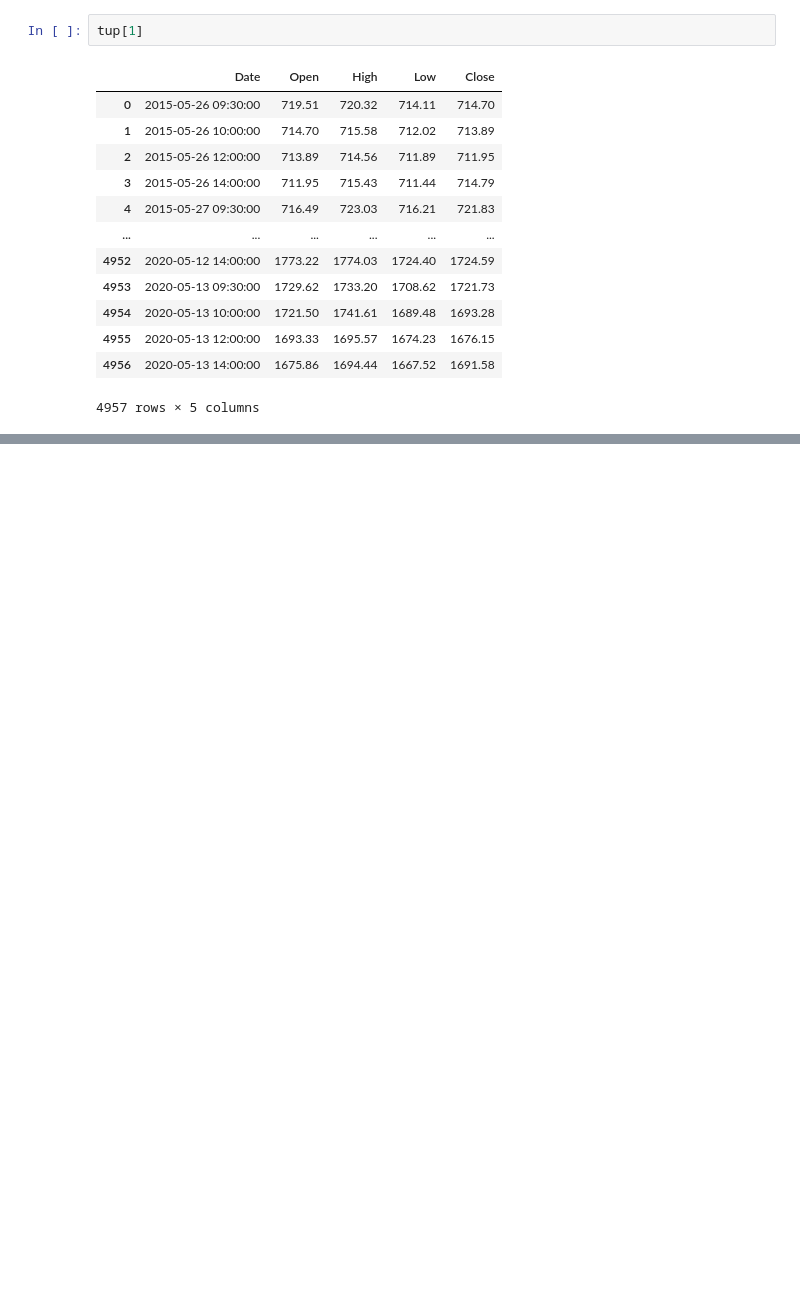
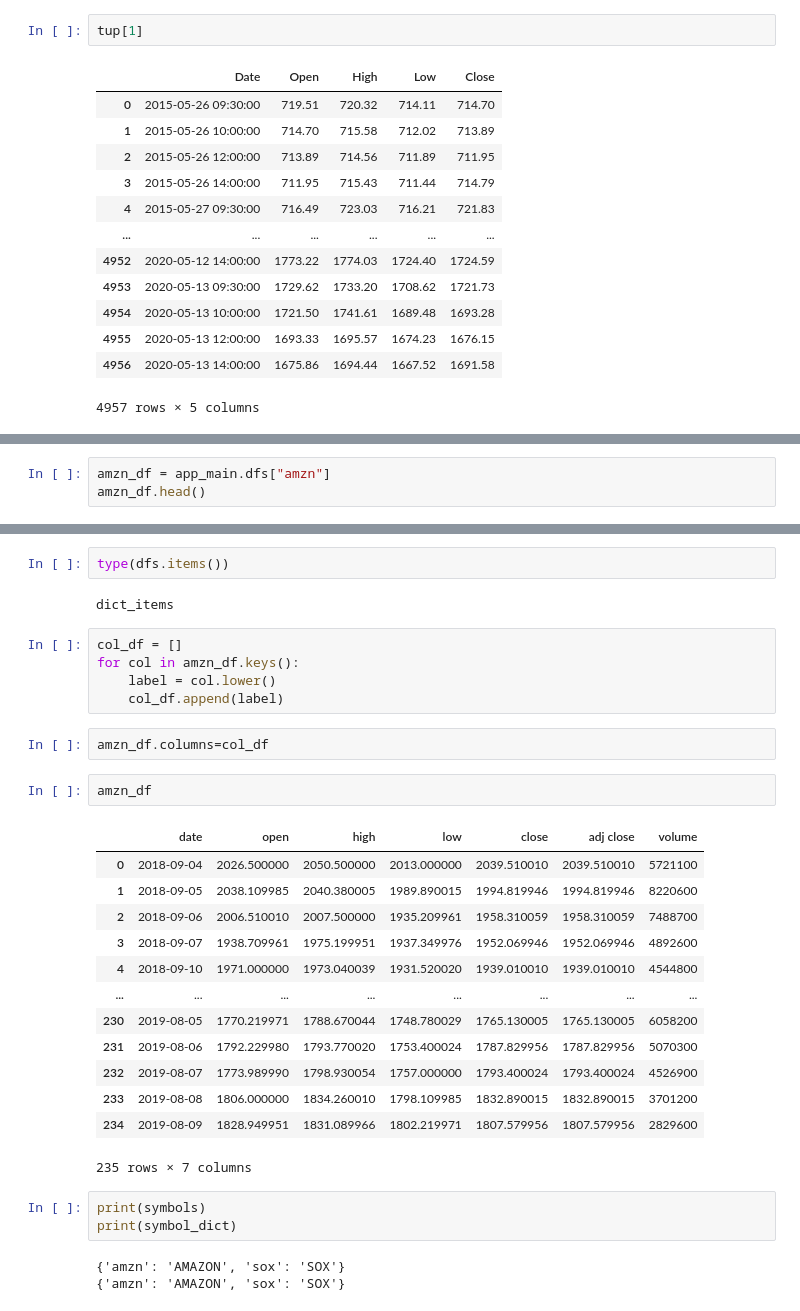
Before and after one commit to star-ranger01/showcase, a Jupyter notebook: dev_tools/fintrader_dev.ipynb, the cells around one changed output, grey strips where cells are left out. Saved outputs shown, nothing was run; the diff lists cells and outputs as text; blank space fills up the shorter version.

```diff
--- a/dev_tools/fintrader_dev.ipynb
+++ b/dev_tools/fintrader_dev.ipynb
@@ -129,0 +210,3 @@ tup[1]
+# %%
+amzn_df = app_main.dfs["amzn"]
+amzn_df.head()
@@ -129,0 +359,33 @@ tup[1]
+# %%
+type(dfs.items())
+# %% [output]
+dict_items
+# %%
+col_df = []
+for col in amzn_df.keys():
+    label = col.lower()
+    col_df.append(label)
+# %%
+amzn_df.columns=col_df
+# %%
+amzn_df
+# %% [output]
+|  | date | open | high | low | close | adj close | volume |
+| 0 | 2018-09-04 | 2026.500000 | 2050.500000 | 2013.000000 | 2039.510010 | 2039.510010 | 5721100 |
+| 1 | 2018-09-05 | 2038.109985 | 2040.380005 | 1989.890015 | 1994.819946 | 1994.819946 | 8220600 |
+| 2 | 2018-09-06 | 2006.510010 | 2007.500000 | 1935.209961 | 1958.310059 | 1958.310059 | 7488700 |
+| 3 | 2018-09-07 | 1938.709961 | 1975.199951 | 1937.349976 | 1952.069946 | 1952.069946 | 4892600 |
+| 4 | 2018-09-10 | 1971.000000 | 1973.040039 | 1931.520020 | 1939.010010 | 1939.010010 | 4544800 |
+| ... | ... | ... | ... | ... | ... | ... | ... |
+| 230 | 2019-08-05 | 1770.219971 | 1788.670044 | 1748.780029 | 1765.130005 | 1765.130005 | 6058200 |
+| 231 | 2019-08-06 | 1792.229980 | 1793.770020 | 1753.400024 | 1787.829956 | 1787.829956 | 5070300 |
+| 232 | 2019-08-07 | 1773.989990 | 1798.930054 | 1757.000000 | 1793.400024 | 1793.400024 | 4526900 |
+| 233 | 2019-08-08 | 1806.000000 | 1834.260010 | 1798.109985 | 1832.890015 | 1832.890015 | 3701200 |
+| 234 | 2019-08-09 | 1828.949951 | 1831.089966 | 1802.219971 | 1807.579956 | 1807.579956 | 2829600 |
+235 rows × 7 columns
+# %%
+print(symbols)
+print(symbol_dict)
+# %% [output]
+{'amzn': 'AMAZON', 'sox': 'SOX'}
+{'amzn': 'AMAZON', 'sox': 'SOX'}
```
Also changed, not shown: parts of 41 cells of this notebook, 10 other files.
